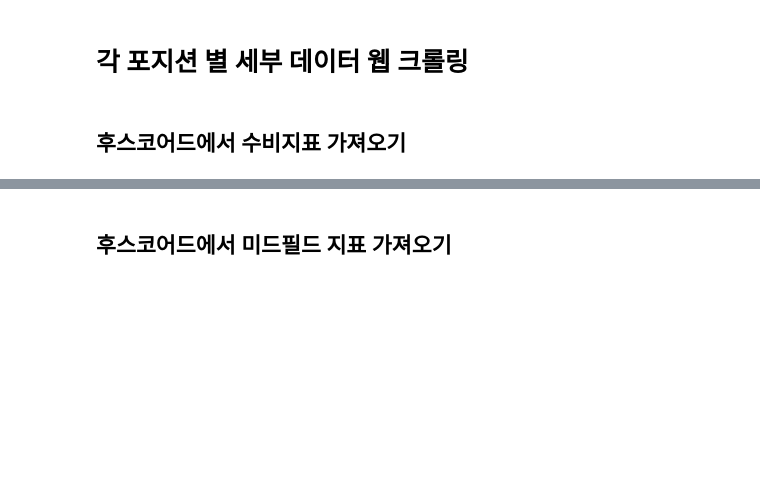
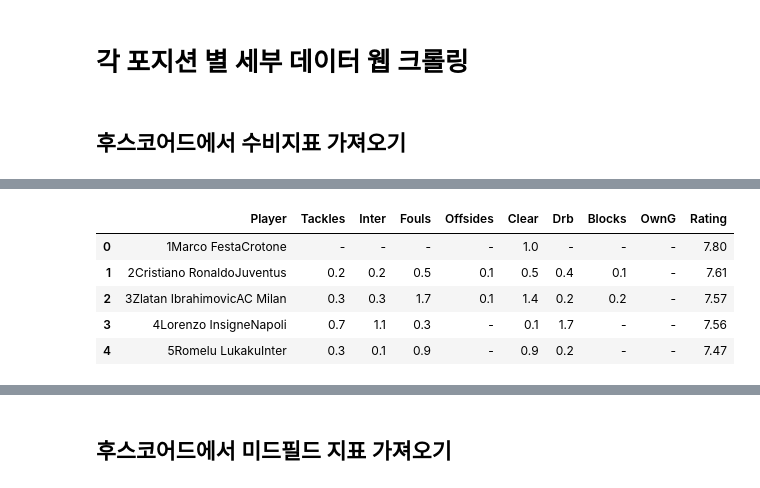
Before and after one commit to Gray116/BigData_Academy_1, a Jupyter notebook: 00_Projects/01_데이터 수집을 위한 웹 크롤링.ipynb, the cells around one changed output, grey strips where cells are left out. Cells and saved outputs as stored; diff of their text form; code cells hidden in the pictures; blank space fills up the shorter version.

```diff
--- a/00_Projects/01_데이터 수집을 위한 웹 크롤링.ipynb
+++ b/00_Projects/01_데이터 수집을 위한 웹 크롤링.ipynb
@@ -128,7 +115,16 @@ df2.head()
 # %%
-player = []
+pls_list = []
 for i in range(len(spl)):
-    a = spl[i][0]
-    player.append(a)
+    result_a = spl[i][0]
+    pls_list.append(result_a)
 
-df2['full_name'] = player
+df['Player'] = pls_list
+
+df.head()
+# %% [output]
+|  | Player | Tackles | Inter | Fouls | Offsides | Clear | Drb | Blocks | OwnG | Rating |
+| 0 | 1Marco FestaCrotone | - | - | - | - | 1.0 | - | - | - | 7.80 |
+| 1 | 2Cristiano RonaldoJuventus | 0.2 | 0.2 | 0.5 | 0.1 | 0.5 | 0.4 | 0.1 | - | 7.61 |
+| 2 | 3Zlatan IbrahimovicAC Milan | 0.3 | 0.3 | 1.7 | 0.1 | 1.4 | 0.2 | 0.2 | - | 7.57 |
+| 3 | 4Lorenzo InsigneNapoli | 0.7 | 1.1 | 0.3 | - | 0.1 | 1.7 | - | - | 7.56 |
+| 4 | 5Romelu LukakuInter | 0.3 | 0.1 | 0.9 | - | 0.9 | 0.2 | - | - | 7.47 |
```
Also changed, not shown: parts of 23 cells of this notebook, 50 other files.
